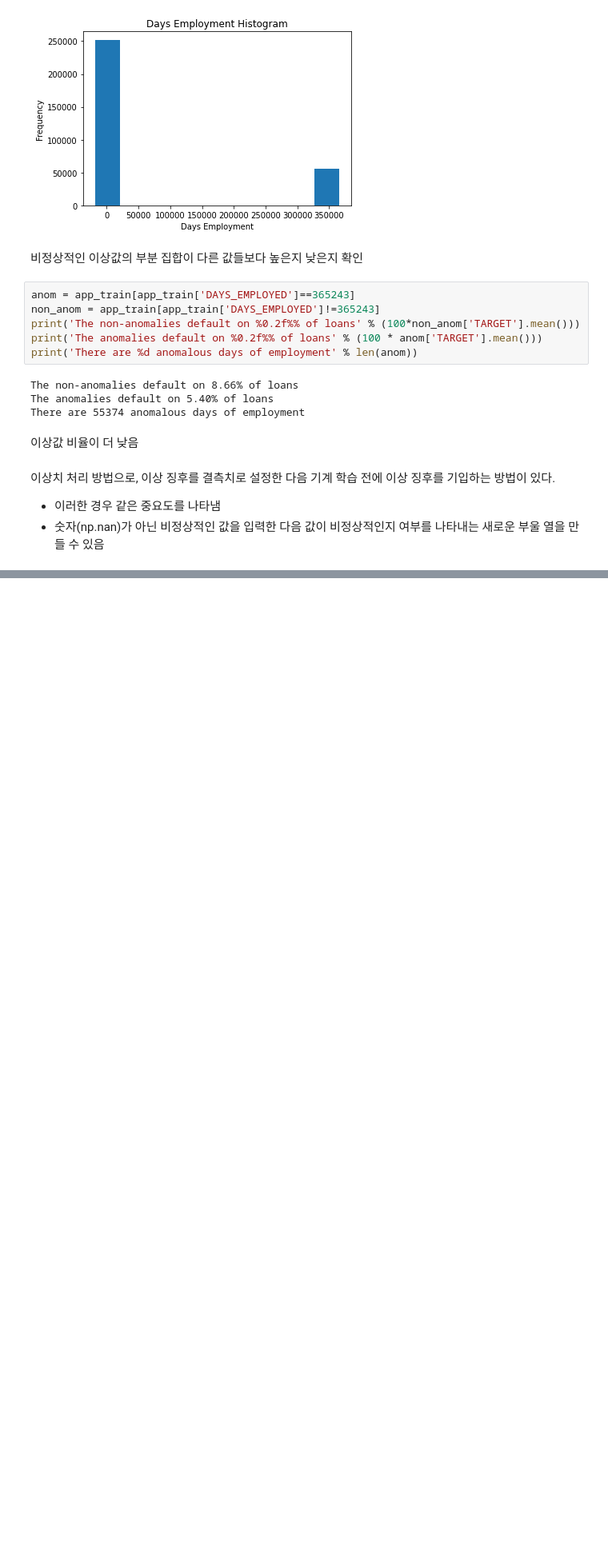
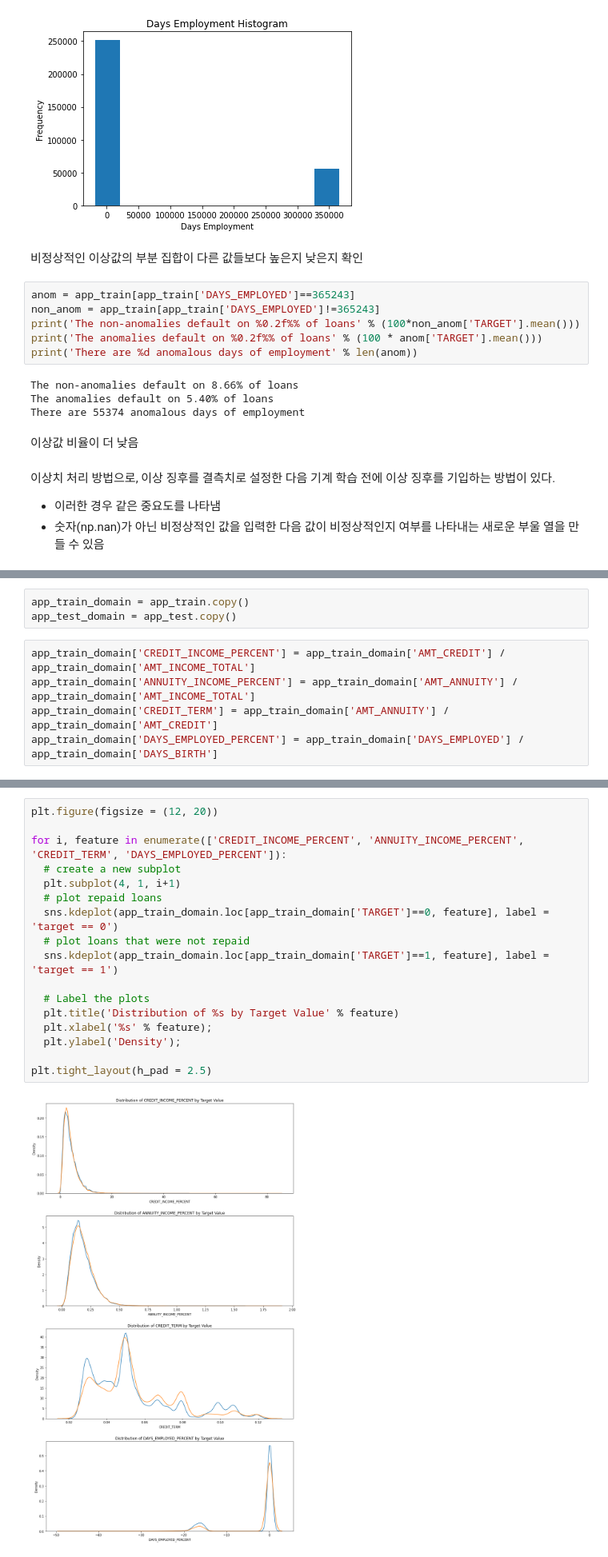
Before and after one commit to seokhee516/kaggle-practice, a Jupyter notebook: Binary classification/Home Credit Default Risk/Introduction: Home Credit Default Risk Competition.ipynb, the cells around one changed output, grey strips where cells are left out. Shown at 80% size. Cells and saved outputs as stored; diff of their text form; blank space fills up the shorter version.

```diff
--- a/Binary classification/Home Credit Default Risk/Introduction: Home Credit Default Risk Competition.ipynb
+++ b/Binary classification/Home Credit Default Risk/Introduction: Home Credit Default Risk Competition.ipynb
@@ -281,0 +418,8 @@ There are 55374 anomalous days of employment
+# %%
+app_train_domain = app_train.copy()
+app_test_domain = app_test.copy()
+# %%
+app_train_domain['CREDIT_INCOME_PERCENT'] = app_train_domain['AMT_CREDIT'] / app_train_domain['AMT_INCOME_TOTAL']
+app_train_domain['ANNUITY_INCOME_PERCENT'] = app_train_domain['AMT_ANNUITY'] / app_train_domain['AMT_INCOME_TOTAL']
+app_train_domain['CREDIT_TERM'] = app_train_domain['AMT_ANNUITY'] / app_train_domain['AMT_CREDIT']
+app_train_domain['DAYS_EMPLOYED_PERCENT'] = app_train_domain['DAYS_EMPLOYED'] / app_train_domain['DAYS_BIRTH']
@@ -281,0 +433,19 @@ There are 55374 anomalous days of employment
+# %%
+plt.figure(figsize = (12, 20))
+
+for i, feature in enumerate(['CREDIT_INCOME_PERCENT', 'ANNUITY_INCOME_PERCENT', 'CREDIT_TERM', 'DAYS_EMPLOYED_PERCENT']):
+  # create a new subplot
+  plt.subplot(4, 1, i+1)
+  # plot repaid loans
+  sns.kdeplot(app_train_domain.loc[app_train_domain['TARGET']==0, feature], label = 'target == 0')
+  # plot loans that were not repaid
+  sns.kdeplot(app_train_domain.loc[app_train_domain['TARGET']==1, feature], label = 'target == 1')
+
+  # Label the plots
+  plt.title('Distribution of %s by Target Value' % feature)
+  plt.xlabel('%s' % feature);
+  plt.ylabel('Density');
+
+plt.tight_layout(h_pad = 2.5)
+# %% [output]
+[figure, added]
```
Also changed, not shown: parts of 47 cells of this notebook.
